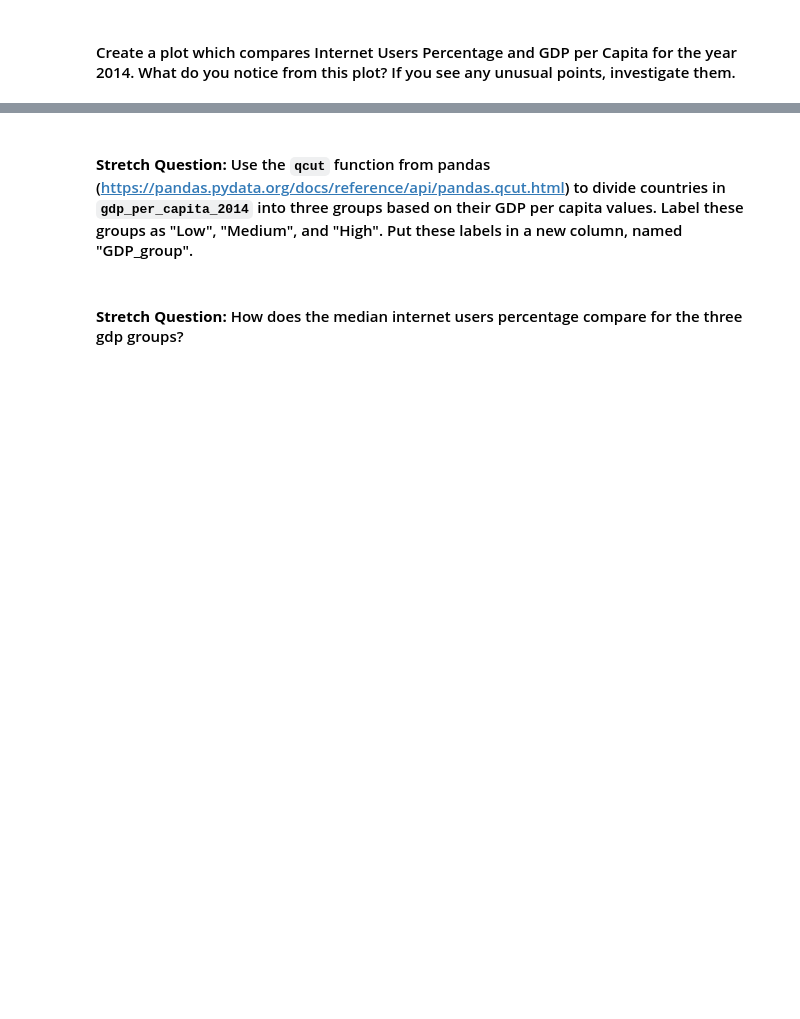
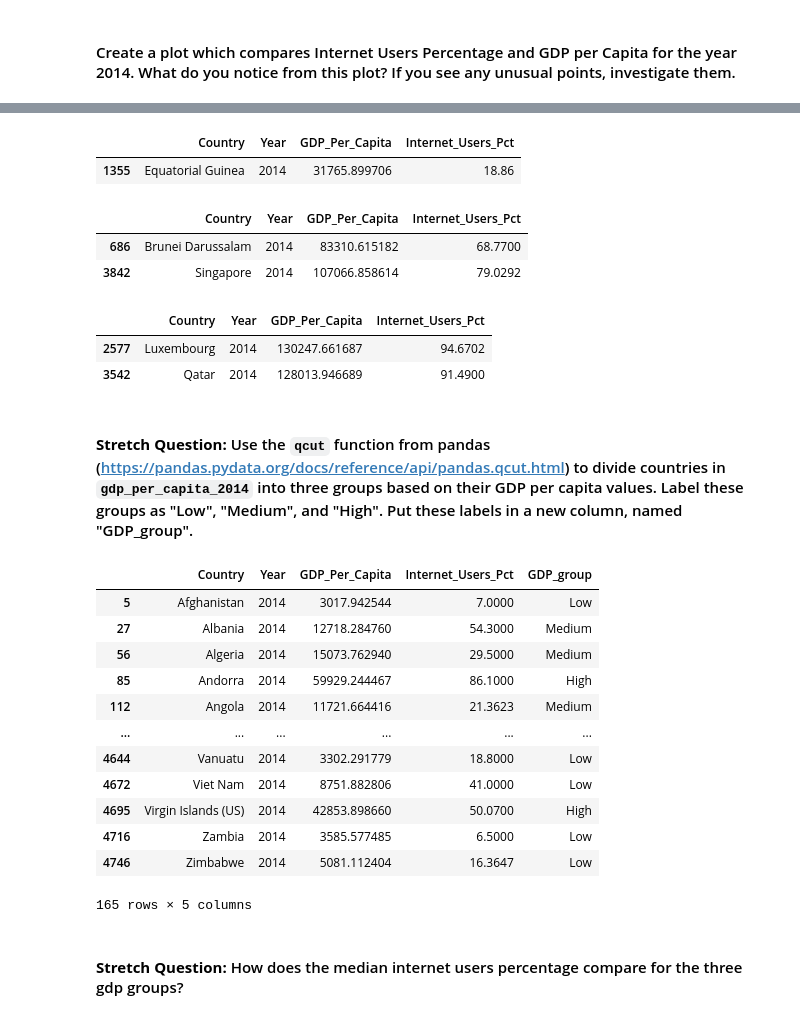
Before and after one commit to NSS-Data-Analytics-Cohort-17/un-datasets-buterabuilds, a Jupyter notebook: notebooks/un_dataproject.ipynb, the cells around one changed output, grey strips where cells are left out. Cells and saved outputs as stored; diff of their text form; code cells hidden in the pictures; blank space fills up the shorter version.

```diff
--- a/notebooks/un_dataproject.ipynb
+++ b/notebooks/un_dataproject.ipynb
@@ -397,4 +430,38 @@ gdp_and_internet_use.tail()
+# %%
+gdp_and_internet_use_2014.loc[(gdp_and_internet_use_2014.Internet_Users_Pct < 40) & (gdp_and_internet_use_2014.GDP_Per_Capita > 30000)]
+# %% [output]
+|  | Country | Year | GDP_Per_Capita | Internet_Users_Pct |
+| 1355 | Equatorial Guinea | 2014 | 31765.899706 | 18.86 |
+# %%
+gdp_and_internet_use_2014.loc[(gdp_and_internet_use_2014.Internet_Users_Pct < 80) & (gdp_and_internet_use_2014.GDP_Per_Capita > 80000)]
+# %% [output]
+|  | Country | Year | GDP_Per_Capita | Internet_Users_Pct |
+| 686 | Brunei Darussalam | 2014 | 83310.615182 | 68.7700 |
+| 3842 | Singapore | 2014 | 107066.858614 | 79.0292 |
+# %%
+gdp_and_internet_use_2014.loc[(gdp_and_internet_use_2014.Internet_Users_Pct < 100) & (gdp_and_internet_use_2014.GDP_Per_Capita > 120000)]
+# %% [output]
+|  | Country | Year | GDP_Per_Capita | Internet_Users_Pct |
+| 2577 | Luxembourg | 2014 | 130247.661687 | 94.6702 |
+| 3542 | Qatar | 2014 | 128013.946689 | 91.4900 |
 # %% [markdown]
 #### **Stretch Question:** Use the `qcut` function from pandas (https://pandas.pydata.org/docs/reference/api/pandas.qcut.html) to divide countries in `gdp_per_capita_2014` into three groups based on their GDP per capita values. Label these groups as "Low", "Medium", and "High". Put these labels in a new column, named "GDP_group".
+# %%
+gdp_and_internet_use_2014.loc[:, 'GDP_group'] = pd.qcut(gdp_and_internet_use_2014['GDP_Per_Capita'], 3, labels=['Low','Medium','High'])
+gdp_and_internet_use_2014
+# %% [output]
+|  | Country | Year | GDP_Per_Capita | Internet_Users_Pct | GDP_group |
+| 5 | Afghanistan | 2014 | 3017.942544 | 7.0000 | Low |
+| 27 | Albania | 2014 | 12718.284760 | 54.3000 | Medium |
+| 56 | Algeria | 2014 | 15073.762940 | 29.5000 | Medium |
+| 85 | Andorra | 2014 | 59929.244467 | 86.1000 | High |
+| 112 | Angola | 2014 | 11721.664416 | 21.3623 | Medium |
+| ... | ... | ... | ... | ... | ... |
+| 4644 | Vanuatu | 2014 | 3302.291779 | 18.8000 | Low |
+| 4672 | Viet Nam | 2014 | 8751.882806 | 41.0000 | Low |
+| 4695 | Virgin Islands (US) | 2014 | 42853.898660 | 50.0700 | High |
+| 4716 | Zambia | 2014 | 3585.577485 | 6.5000 | Low |
+| 4746 | Zimbabwe | 2014 | 5081.112404 | 16.3647 | Low |
+165 rows × 5 columns
 # %% [markdown]
 #### **Stretch Question:** How does the median internet users percentage compare for the three gdp groups?
```
Also changed, not shown: parts of 6 cells of this notebook.
